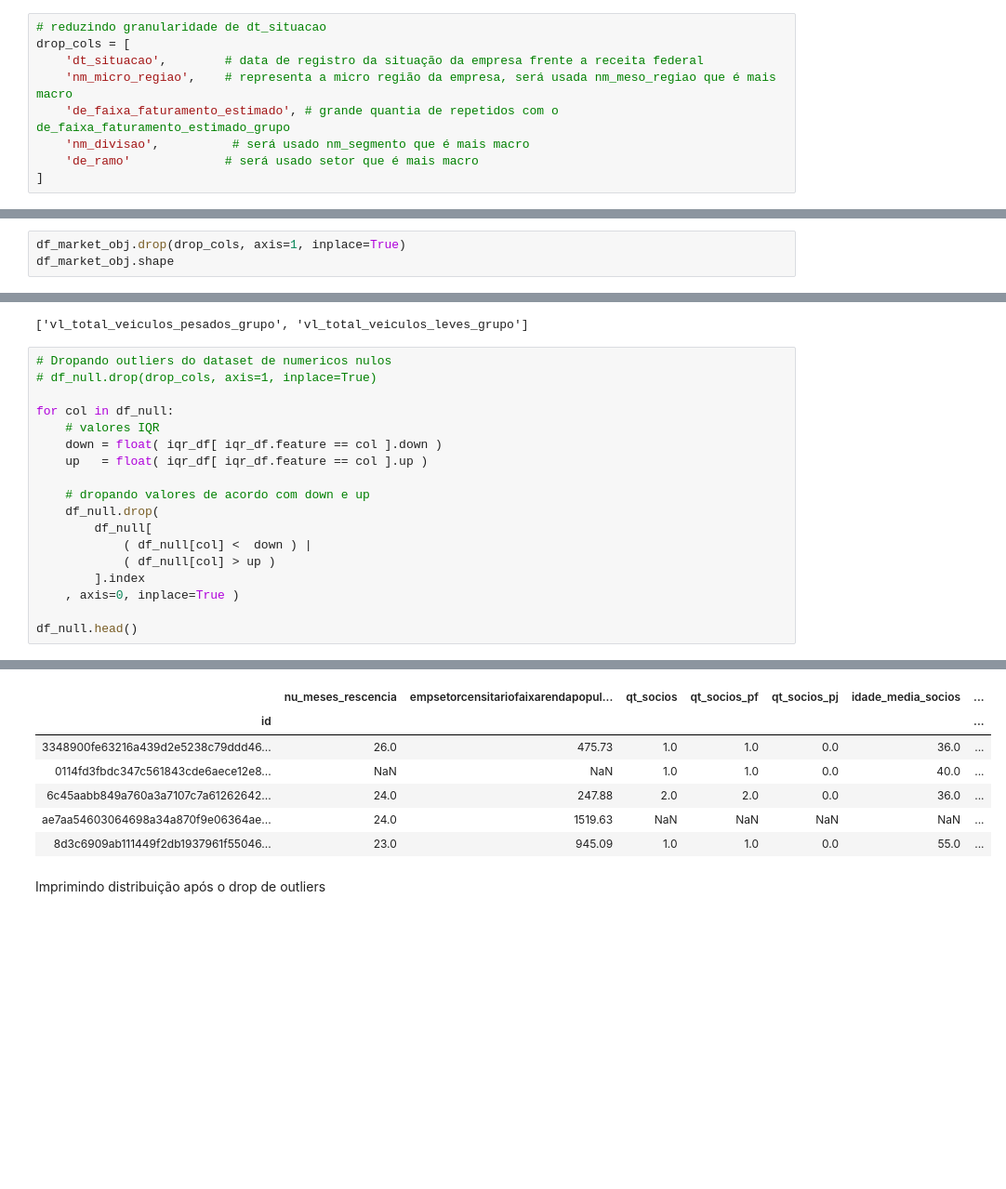
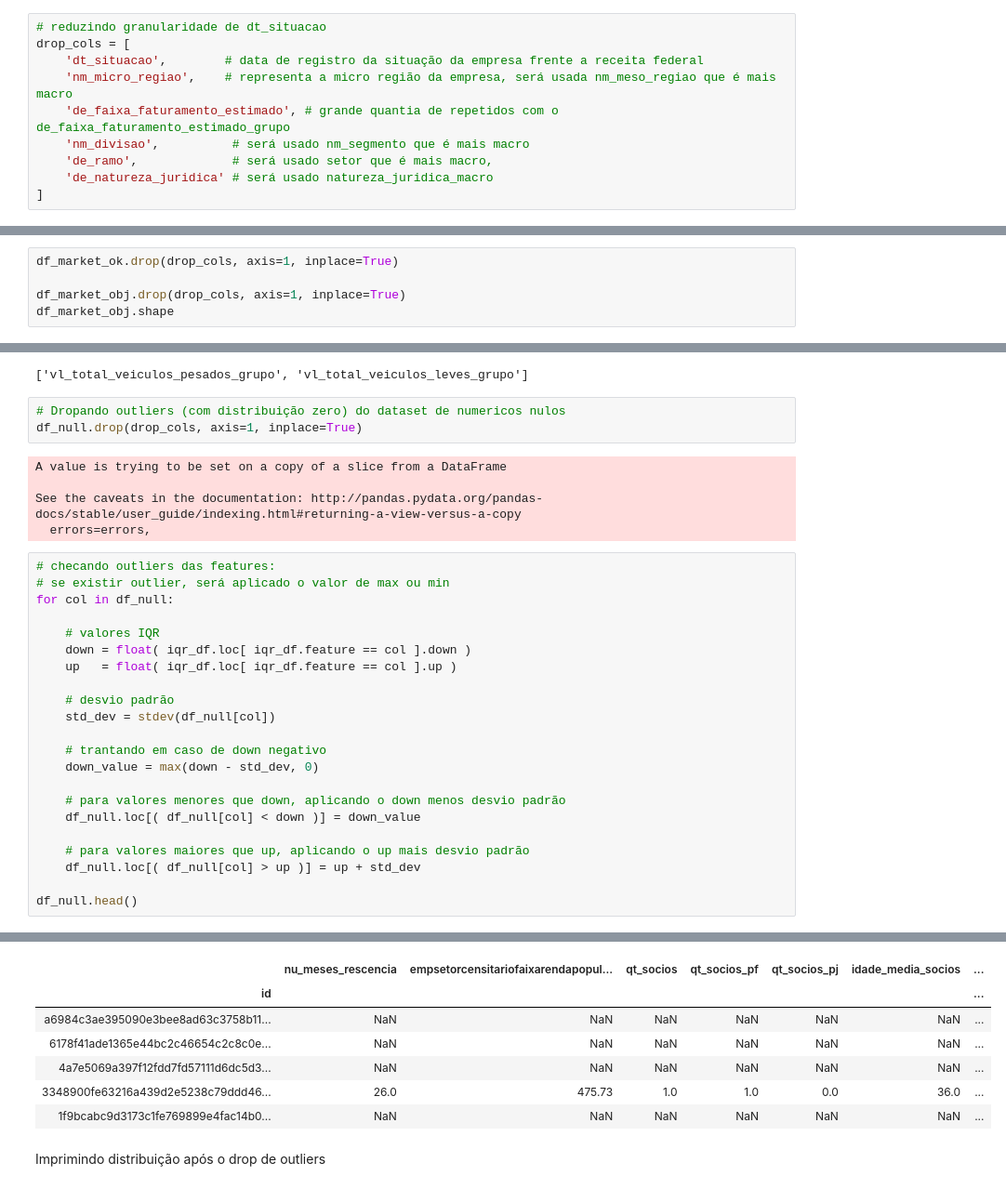
Before and after one commit to codenation-dev/squad-2-ad-xp-data-science-1, a Jupyter notebook: Projeto Final/DataFrameOrg.ipynb, the cells around one changed output, grey strips where cells are left out. Shown: that part at 93% size. Drawn from its saved outputs; the diff is of its cells as text; blank space fills up the shorter version.

```diff
--- a/Projeto Final/DataFrameOrg.ipynb
+++ b/Projeto Final/DataFrameOrg.ipynb
@@ -424,5 +432,6 @@ drop_cols = [
     'nm_micro_regiao',    # representa a micro região da empresa, será usada nm_meso_regiao que é mais macro
     'de_faixa_faturamento_estimado', # grande quantia de repetidos com o de_faixa_faturamento_estimado_grupo
     'nm_divisao',          # será usado nm_segmento que é mais macro
-    'de_ramo'             # será usado setor que é mais macro
+    'de_ramo',             # será usado setor que é mais macro,
+    'de_natureza_juridica' # será usado natureza_juridica_macro
 ]
@@ -436,4 +438,6 @@ array(['ENTIDADES EMPRESARIAIS', 'OUTROS',
 # %%
+df_market_ok.drop(drop_cols, axis=1, inplace=True)
+
 df_market_obj.drop(drop_cols, axis=1, inplace=True)
 df_market_obj.shape
 # %% [output]
@@ -645,22 +652,34 @@ for col in iqr_df:
 drop_cols
 # %% [output]
 ['vl_total_veiculos_pesados_grupo', 'vl_total_veiculos_leves_grupo']
+# %%
+# Dropando outliers (com distribuição zero) do dataset de numericos nulos
+df_null.drop(drop_cols, axis=1, inplace=True)
+# %% [output]
+A value is trying to be set on a copy of a slice from a DataFrame
+
+See the caveats in the documentation: http://pandas.pydata.org/pandas-docs/stable/user_guide/indexing.html#returning-a-view-versus-a-copy
+  errors=errors,
 # %%
-# Dropando outliers do dataset de numericos nulos
-# df_null.drop(drop_cols, axis=1, inplace=True)
+# checando outliers das features:
+# se existir outlier, será aplicado o valor de max ou min
+for col in df_null:
 
-for col in df_null:
     # valores IQR
-    down = float( iqr_df[ iqr_df.feature == col ].down )
-    up   = float( iqr_df[ iqr_df.feature == col ].up )
+    down = float( iqr_df.loc[ iqr_df.feature == col ].down )
+    up   = float( iqr_df.loc[ iqr_df.feature == col ].up )
 
-    # dropando valores de acordo com down e up
-    df_null.drop(
-        df_null[
-            ( df_null[col] <  down ) |
-            ( df_null[col] > up )
-        ].index
-    , axis=0, inplace=True )
+    # desvio padrão
+    std_dev = stdev(df_null[col])
+
+    # trantando em caso de down negativo
+    down_value = max(down - std_dev, 0)
+
+    # para valores menores que down, aplicando o down menos desvio padrão
+    df_null.loc[( df_null[col] < down )] = down_value
+
+    # para valores maiores que up, aplicando o up mais desvio padrão
+    df_null.loc[( df_null[col] > up )] = up + std_dev
 
 df_null.head()
 # %% [output]
@@ -671,10 +697,10 @@ See the caveats in the documentation: http://pandas.pydata.org/pandas-docs/stabl
 |  | nu_meses_rescencia | empsetorcensitariofaixarendapopul... | qt_socios | qt_socios_pf | qt_socios_pj | idade_media_socios | ... |
 | id |  |  |  |  |  |  | ... |
+| a6984c3ae395090e3bee8ad63c3758b11... | NaN | NaN | NaN | NaN | NaN | NaN | ... |
+| 6178f41ade1365e44bc2c46654c2c8c0e... | NaN | NaN | NaN | NaN | NaN | NaN | ... |
+| 4a7e5069a397f12fdd7fd57111d6dc5d3... | NaN | NaN | NaN | NaN | NaN | NaN | ... |
 | 3348900fe63216a439d2e5238c79ddd46... | 26.0 | 475.73 | 1.0 | 1.0 | 0.0 | 36.0 | ... |
-| 0114fd3fbdc347c561843cde6aece12e8... | NaN | NaN | 1.0 | 1.0 | 0.0 | 40.0 | ... |
-| 6c45aabb849a760a3a7107c7a61262642... | 24.0 | 247.88 | 2.0 | 2.0 | 0.0 | 36.0 | ... |
-| ae7aa54603064698a34a870f9e06364ae... | 24.0 | 1519.63 | NaN | NaN | NaN | NaN | ... |
-| 8d3c6909ab111449f2db1937961f55046... | 23.0 | 945.09 | 1.0 | 1.0 | 0.0 | 55.0 | ... |
+| 1f9bcabc9d3173c1fe769899e4fac14b0... | NaN | NaN | NaN | NaN | NaN | NaN | ... |
 # %% [markdown]
 Imprimindo distribuição após o drop de outliers
 # %%
```
Also changed, not shown: parts of 26 cells of this notebook.
